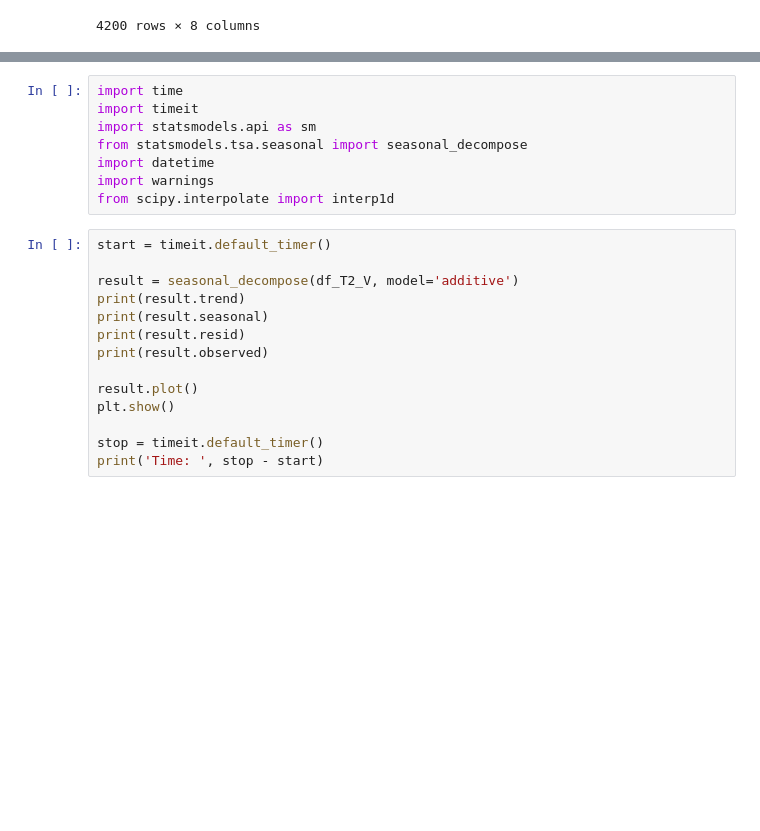
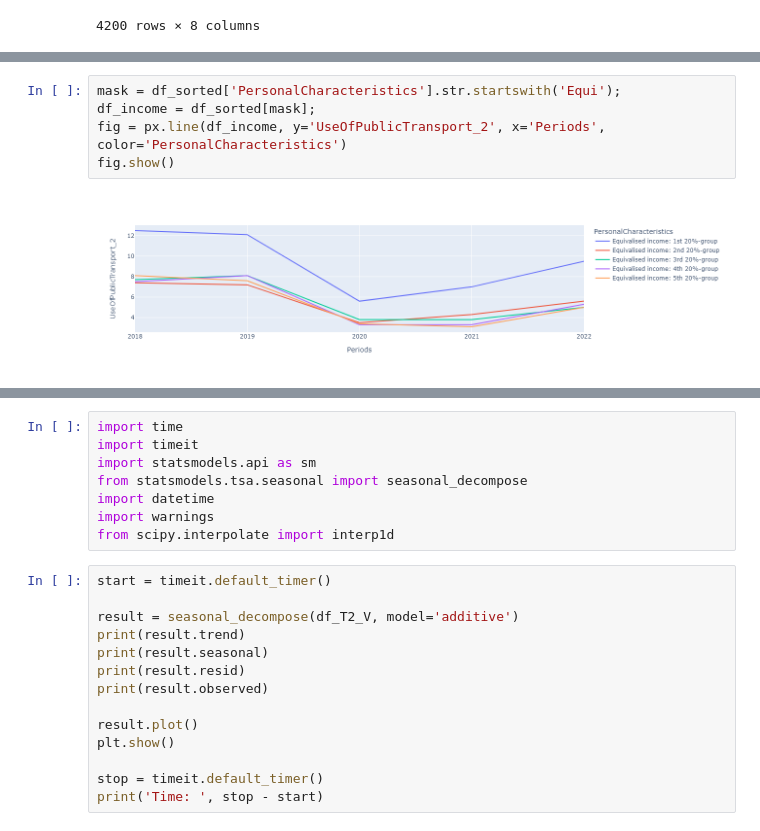
Before and after one commit to YvainRedon/TIL6010-LabAssignments, a Jupyter notebook: Project/Jelmer_data_cleansing_plot.ipynb, the cells around one changed output, grey strips where cells are left out. Drawn from its saved outputs; the diff is of its cells as text; blank space fills up the shorter version.

```diff
--- a/Project/Jelmer_data_cleansing_plot.ipynb
+++ b/Project/Jelmer_data_cleansing_plot.ipynb
@@ -85,0 +95,7 @@ fig.show()
+# %%
+mask = df_sorted['PersonalCharacteristics'].str.startswith('Equi');
+df_income = df_sorted[mask];
+fig = px.line(df_income, y='UseOfPublicTransport_2', x='Periods', color='PersonalCharacteristics')
+fig.show()
+# %% [output]
+[figure, added]
```
Also changed, not shown: parts of 14 cells of this notebook.
